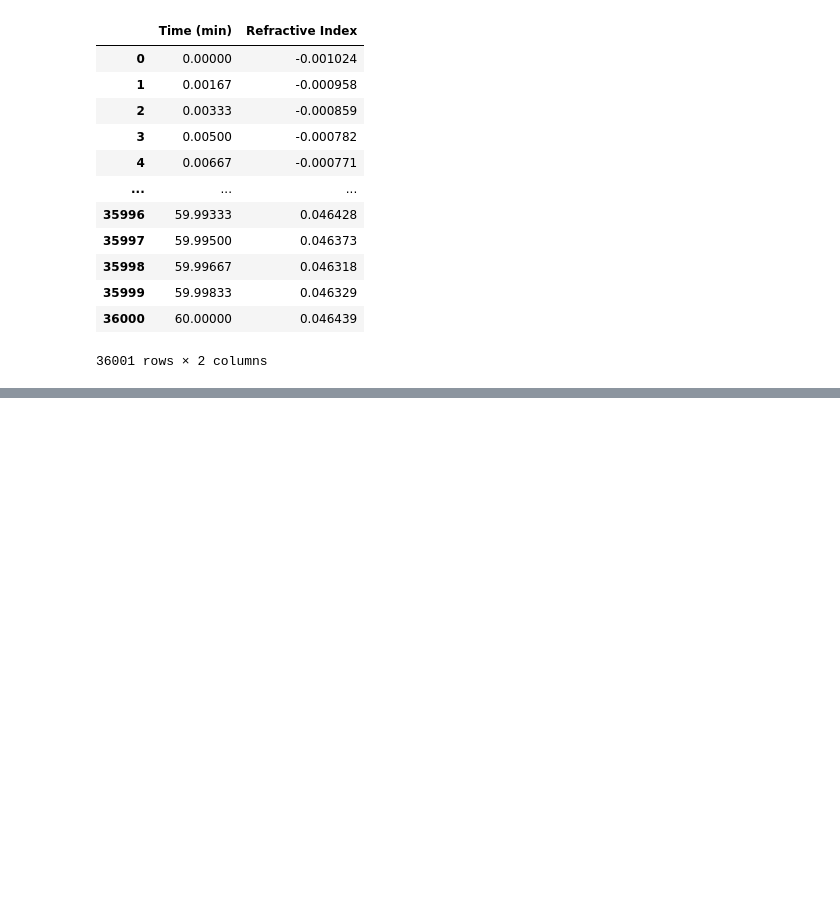
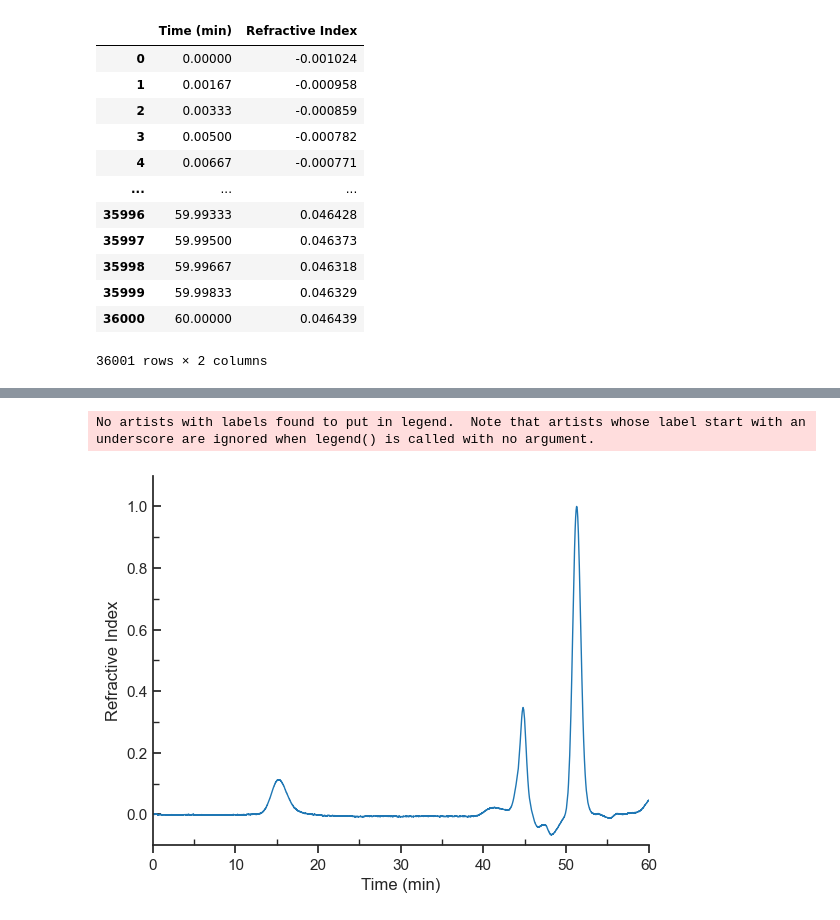
Before and after one commit to teamtran/data-visualizer, a Jupyter notebook: templates/gpc_template.ipynb, the cells around one changed output, grey strips where cells are left out. Cells and saved outputs as stored; diff of their text form; code cells hidden in the pictures; blank space fills up the shorter version.

```diff
--- a/templates/gpc_template.ipynb
+++ b/templates/gpc_template.ipynb
@@ -13,8 +16,8 @@ from matplotlib.ticker import (MultipleLocator, AutoMinorLocator)
 # %%
 # Import style.json
 style_path: Path = Path.cwd().parent / 'style' / 'style.json'
-with open(style_path, 'r') as f:
-    style = json.load(f)
+with open(style_path, 'r') as f: # opens the style.json file
+    style: dict = json.load(f) # loads as a dictionary object
 # %%
 # Loading Data (data file must be in the same directory as jupyter notebook)
 # Import data from excel file
@@ -115,0 +77,44 @@ No artists with labels found to put in legend.  Note that artists whose label st
+# %%
+# Plot the data!
+# seaborn styles
+sns.set_style("ticks")
+sns.set_context("notebook") # gives the blank white background theme
+# sns.set_theme(context="notebook", style="white", font="Helvetica")
+
+graph = sns.lineplot(
+    data=preprocessed_data, # refers to dataframe that contains the data
+    x="Time (min)", # refers to column header to get all the X data
+    y="Refractive Index", # refers to column header to get all the Y data
+    palette="rocket_r",  #NOTE: User can change the palette here
+    linewidth=style["graph"]["default"]["line_thickness"], # refers to the thickness of the line in the graph (this is set in the style.json file)
+)
+
+sns.despine() # this removes the top and right spines of the graph
+
+graph.legend(
+    fontsize=style["legend"]["font_size"], # refers to the font size of the legend (this is set in the style.json file)
+    bbox_to_anchor=(0.7, 0.7), # refers to the position of the legend anchored in the figure
+    title_fontsize=style["legend"]["title_font_size"], # refers to the font size of the legend title
+    shadow=False, # refers to whether the legend has a shadow or not
+    frameon=False, # refers to whether the legend has a frame or not
+)
+# font family
+plt.rcParams['font.family'] = style["graph"]["default"]["font_family"] # refers to the font family of the text in the graph (this is set in the style.json file)
+
+# y-axis and x-axis ticks
+graph.xaxis.set_minor_locator(AutoMinorLocator(2)) # value of AutoMinorLocator dictates number of minor ticks between major ticks in X-axis
+graph.yaxis.set_minor_locator(AutoMinorLocator(2)) # value of AutoMinorLocator dictates number of minor ticks between major ticks in Y-axis
+graph.tick_params(axis="y", direction="in") # direction of major ticks in Y-axis
+graph.tick_params(axis="x", direction="in") # direction of major ticks in X-axis
+graph.tick_params(axis="y", which="minor", length=4, direction="in") # direction and length of minor ticks in Y-axis
+graph.tick_params(axis="x", which="minor", length=4, direction="in") # direction and length of minor ticks in X-axis
+
+# NOTE: User can change the x and y limits here
+plt.xlim(0, 60)
+# NOTE: User can change the y limits here
+plt.ylim(-0.1, 1.1)
+
+plt.show()
+# %% [output]
+No artists with labels found to put in legend.  Note that artists whose label start with an underscore are ignored when legend() is called with no argument.
+[figure, added]
```
Also changed, not shown: parts of 4 cells of this notebook, 6 other files.
